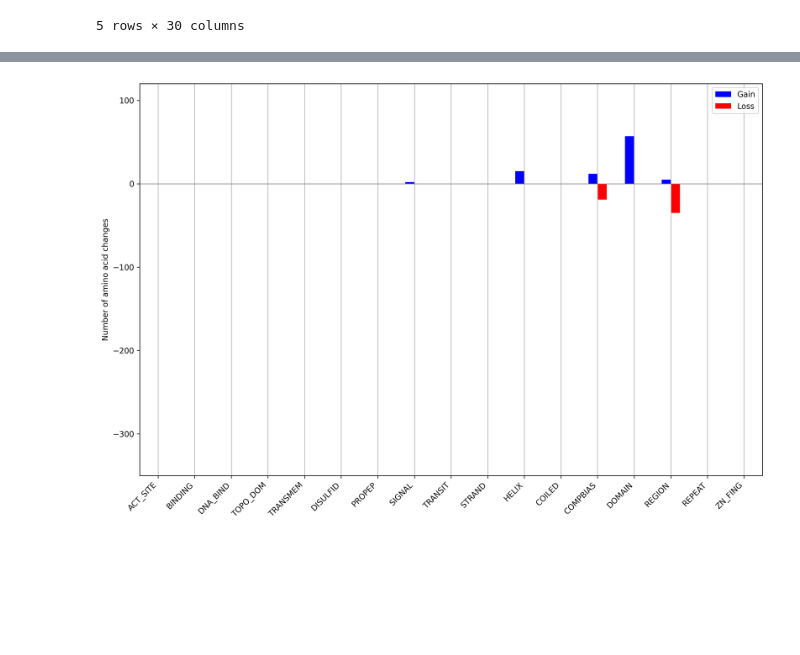
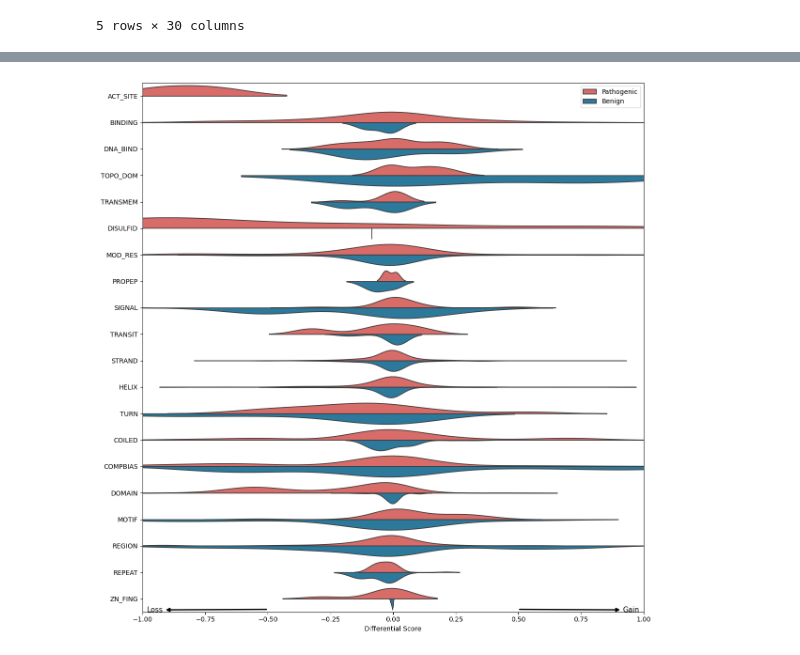
Before and after one commit to AliSaadatV/ESM2-Missense-Impact-Analysis, a Jupyter notebook: src/clingen_variant_interpretation.ipynb, the cells around one changed output, grey strips where cells are left out. Drawn from its saved outputs; the diff is of its cells as text; code cells hidden in the pictures; blank space fills up the shorter version.

```diff
--- a/src/clingen_variant_interpretation.ipynb
+++ b/src/clingen_variant_interpretation.ipynb
@@ -20,6 +54,3 @@ from brokenaxes import brokenaxes
 # %%
 warnings.filterwarnings("ignore")
 logging.disable(logging.INFO)
-# %%
-device = 0 if torch.cuda.is_available() else -1
-device
@@ -408,27 +576,0 @@ plt.show()
-# %%
-benign_changes = clingen_vars.loc[clingen_vars["Assertion"]=="Benign", "n_gain_ACT_SITE":"n_loss_ZN_FING"].sum()
-
-benign_changes_df = {'Feature': [], 'Gain': [], 'Loss': []}
-for feature_re in all_features_re:
-  benign_changes_df["Feature"].append(feature_re)
-  benign_changes_df["Gain"].append(benign_changes[f"n_gain_{feature_re}"])
-  benign_changes_df["Loss"].append(-benign_changes[f"n_loss_{feature_re}"])
-
-benign_changes_df = pd.DataFrame(benign_changes_df)
-benign_changes_df.set_index('Feature', inplace=True)
-
-# Plot
-fig, ax = plt.subplots(figsize=(12, 8), dpi=300)  # Increased dpi for high quality
-benign_changes_df.plot(kind='bar', ax=ax, color={'Gain': 'blue', 'Loss': 'red'})
-ax.set_ylabel('Number of amino acid changes')
-ax.axhline(0, color='grey', linewidth=0.8)
-ax.set_xticklabels(ax.get_xticklabels(), rotation=45, ha="right")
-ax.set_xlabel('')  # Remove x-axis title
-ax.xaxis.grid(True)
-ax.set_ylim(-350, 120)
-
-plt.tight_layout()
-plt.savefig("AAchanges_benign_barplot.png", format='png', bbox_inches='tight', dpi=300)
-plt.show()
-# %% [output]
-[figure, removed]
@@ -434,0 +592,49 @@ plt.show()
+# %%
+import numpy as np
+import pandas as pd
+import seaborn as sns
+import matplotlib.pyplot as plt
+
+# Assuming your DataFrame is ready for plotting
+plt.figure(figsize=(12, 12))
+sns.violinplot(
+    data=ridge_data,
+    x='score',
+    y='feature',
+    hue='Assertion',
+    split=True,
+    scale='width',
+    inner=None,  # Remove dash lines inside the violin plot
+    palette={"Benign": "#1B80ADFF", "Pathogenic": "#EA5B57FF"}  # Custom colors
+)
+
+# Add a horizontal arrow spanning the plot
+plt.annotate(
+    'Loss',
+    xy=(-.5, 19.4), xytext=(-0.95, 19.5),  # Arrow points to the left
+    arrowprops=dict(arrowstyle='<|-', color='black', lw=2),
+    fontsize=11, color='black', ha='center'
+)
+
+plt.annotate(
+    'Gain',
+    xy=(0.5, 19.4), xytext=(0.95, 19.5),  # Arrow points to the right
+    arrowprops=dict(arrowstyle='<|-', color='black', lw=2),
+    fontsize=11, color='black', ha='center'
+)
+
+# X and Y labels
+plt.ylabel('')
+plt.xlabel('Differential Score')
+plt.legend(title=None, bbox_to_anchor=(1, 1))  # Remove title from legend
+plt.xlim([-1,1])
+plt.tight_layout()
+
+# Save the plot
+plt.savefig("../res/figures/diff_scores.png", dpi=300, format="png", bbox_inches="tight")
+plt.savefig("../res/figures/diff_scores.pdf", dpi=300, format="pdf", bbox_inches="tight")
+
+# Show the plot
+plt.show()
+# %% [output]
+[figure, added]
```
Also changed, not shown: parts of 37 cells of this notebook, 14 other files.
